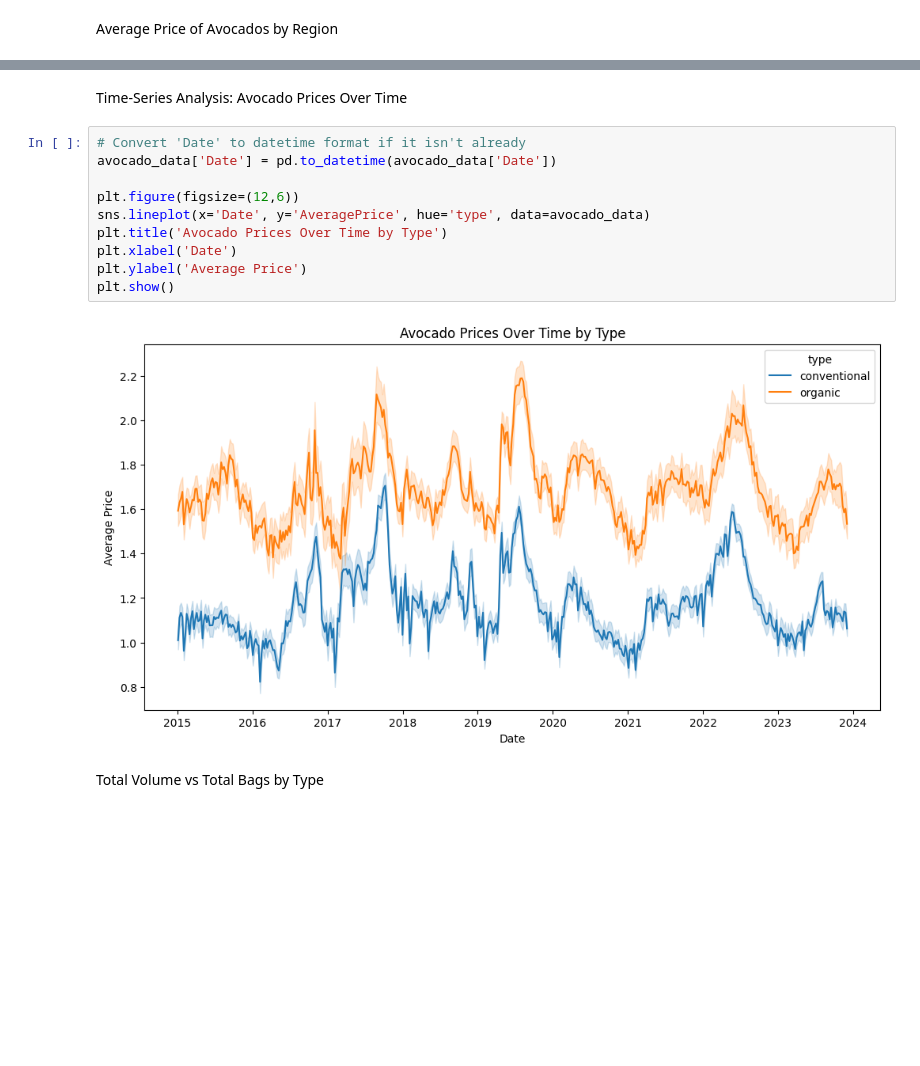
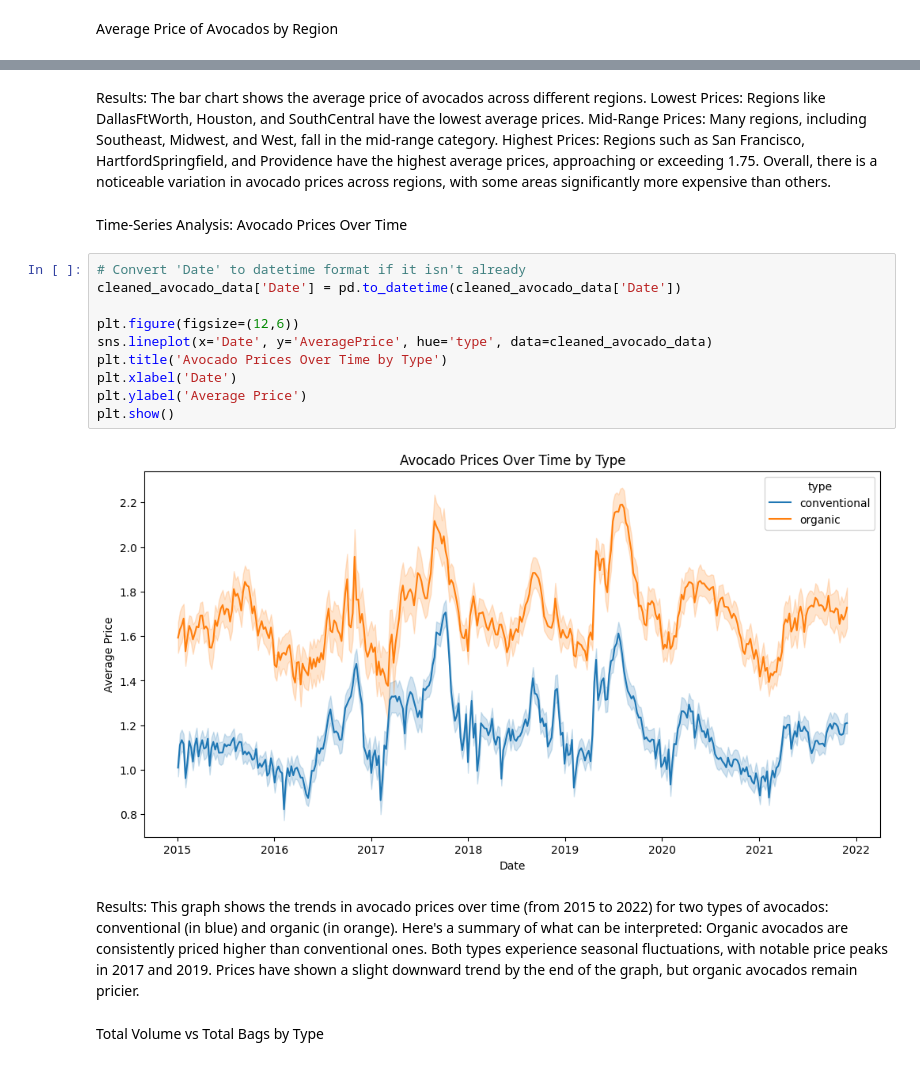
Before and after one commit to obedmabowa/My_Capstone_Project, a Jupyter notebook: Report.ipynb, the cells around one changed output, grey strips where cells are left out. Cells and saved outputs as stored; diff of their text form; blank space fills up the shorter version.

```diff
--- a/Report.ipynb
+++ b/Report.ipynb
@@ -469,17 +472,28 @@ KeyError: 'type'
+# %% [markdown]
+Results: The bar chart shows the average price of avocados across different regions.
+Lowest Prices: Regions like DallasFtWorth, Houston, and SouthCentral have the lowest average prices.
+Mid-Range Prices: Many regions, including Southeast, Midwest, and West, fall in the mid-range category.
+Highest Prices: Regions such as San Francisco, HartfordSpringfield, and Providence have the highest average prices, approaching or exceeding 1.75.
+Overall, there is a noticeable variation in avocado prices across regions, with some areas significantly more expensive than others.
 # %% [markdown]
 Time-Series Analysis: Avocado Prices Over Time
 # %%
 # Convert 'Date' to datetime format if it isn't already
-avocado_data['Date'] = pd.to_datetime(avocado_data['Date'])
+cleaned_avocado_data['Date'] = pd.to_datetime(cleaned_avocado_data['Date'])
 
 plt.figure(figsize=(12,6))
-sns.lineplot(x='Date', y='AveragePrice', hue='type', data=avocado_data)
+sns.lineplot(x='Date', y='AveragePrice', hue='type', data=cleaned_avocado_data)
 plt.title('Avocado Prices Over Time by Type')
 plt.xlabel('Date')
 plt.ylabel('Average Price')
 plt.show()
 # %% [output]
-[figure, old version]
+[figure, new version]
+# %% [markdown]
+Results: This graph shows the trends in avocado prices over time (from 2015 to 2022) for two types of avocados: conventional (in blue) and organic (in orange). Here's a summary of what can be interpreted:
+Organic avocados are consistently priced higher than conventional ones.
+Both types experience seasonal fluctuations, with notable price peaks in 2017 and 2019.
+Prices have shown a slight downward trend by the end of the graph, but organic avocados remain pricier.
 # %% [markdown]
 Total Volume vs Total Bags by Type
 # %%
```
Also changed, not shown: parts of 26 cells of this notebook.
